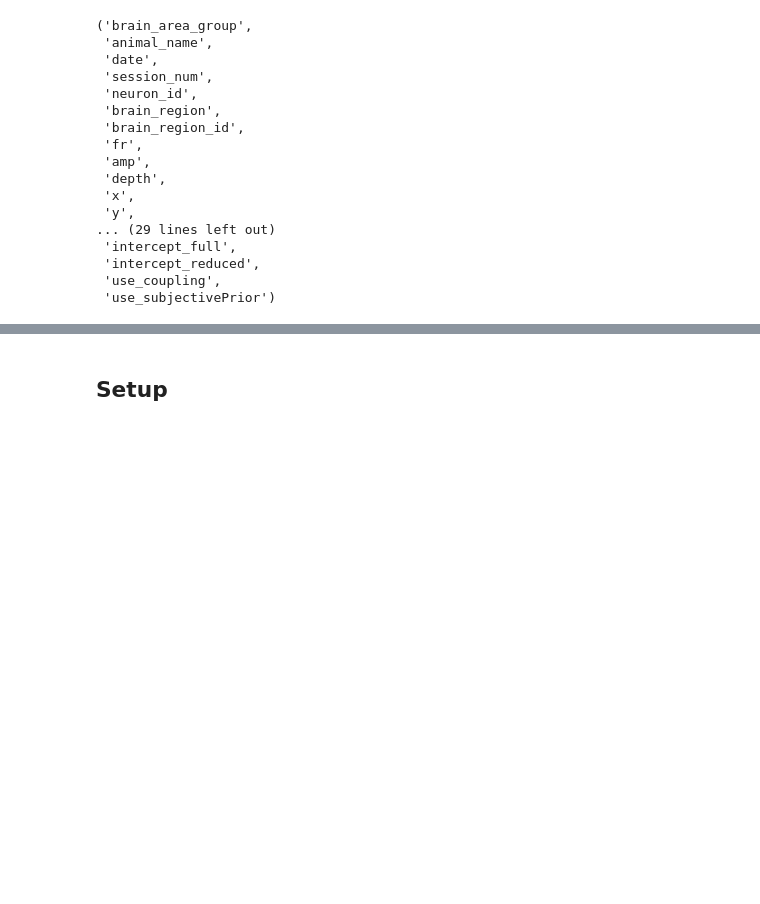
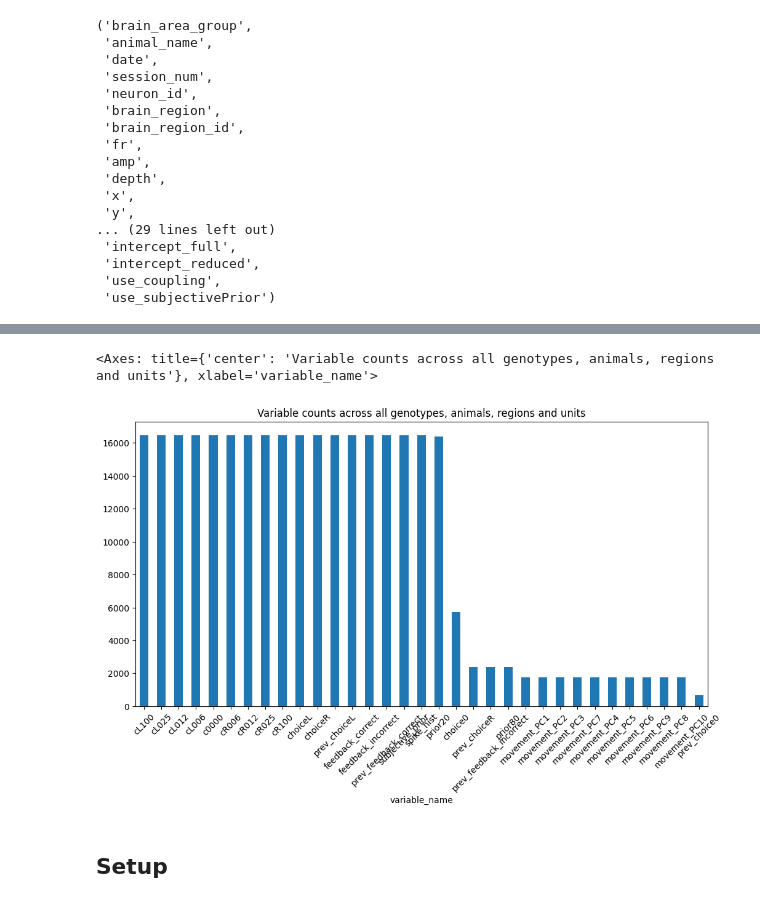
Before and after one commit to brunaafl/ShapeMetrics, a Jupyter notebook: ibl_autism/explore_behavior_correctness.ipynb, the cells around one changed output, grey strips where cells are left out. Drawn from its saved outputs; the diff is of its cells as text; code cells hidden in the pictures; blank space fills up the shorter version.

```diff
--- a/ibl_autism/explore_behavior_correctness.ipynb
+++ b/ibl_autism/explore_behavior_correctness.ipynb
@@ -82,0 +110,27 @@ results[0].dtype.names
+# %%
+import glob
+from utils import list_regions, list_animals, DATA_DIR, load_region_kernels, load_animal_region_kernels, load_animal_kernels
+genotypes = ['N', 'C', 'F', 'S']
+
+df_variables = []
+
+for g in genotypes:
+    animals_ids = list_animals(g)
+    regions_ids = list_regions(g)
+
+    for animal_id in animals_ids:
+        for region_id in regions_ids:
+            all_units_kernels = glob.glob(os.path.join(DATA_DIR, g, region_id, f'gam_fit_useCoupling0_*_{region_id}_{animal_id}_*.mat'))
+
+            # Get results
+            for unit_file in all_units_kernels:
+                kernels = sio.loadmat(unit_file, squeeze_me=True)
+                results = kernels['results']
+
+                neuron_id = results[0]['neuron_id']
+
+                variables = [results[i]['variable'] for i in range(len(results))]
+                for i, var_name in enumerate(variables):
+                    df_variables.append({'genotype': g, 'animal_id': animal_id, 'region_id': region_id, 'neuron_id': neuron_id, 'variable_index': i, 'variable_name': var_name})
+
+df_variables = pd.DataFrame(df_variables)
@@ -83,3 +157,8 @@ results[0].dtype.names
+# %%
+df_variables['variable_name'].value_counts().plot(kind='bar', figsize=(12, 6), title='Variable counts across all genotypes, animals, regions and units', rot=45)
+# %% [output]
+<Axes: title={'center': 'Variable counts across all genotypes, animals, regions and units'}, xlabel='variable_name'>
+[figure, added]
 # %% [markdown]
 ## Setup
 # %%
```
Also changed, not shown: parts of 4 cells of this notebook, 12 other files.
